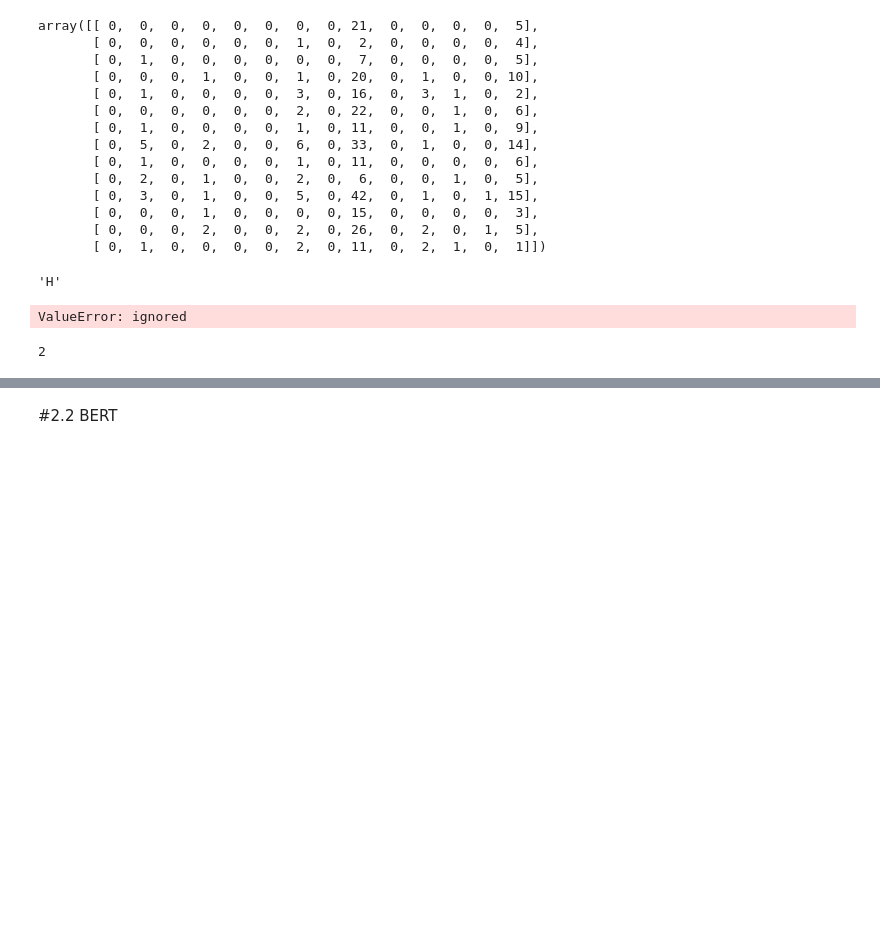
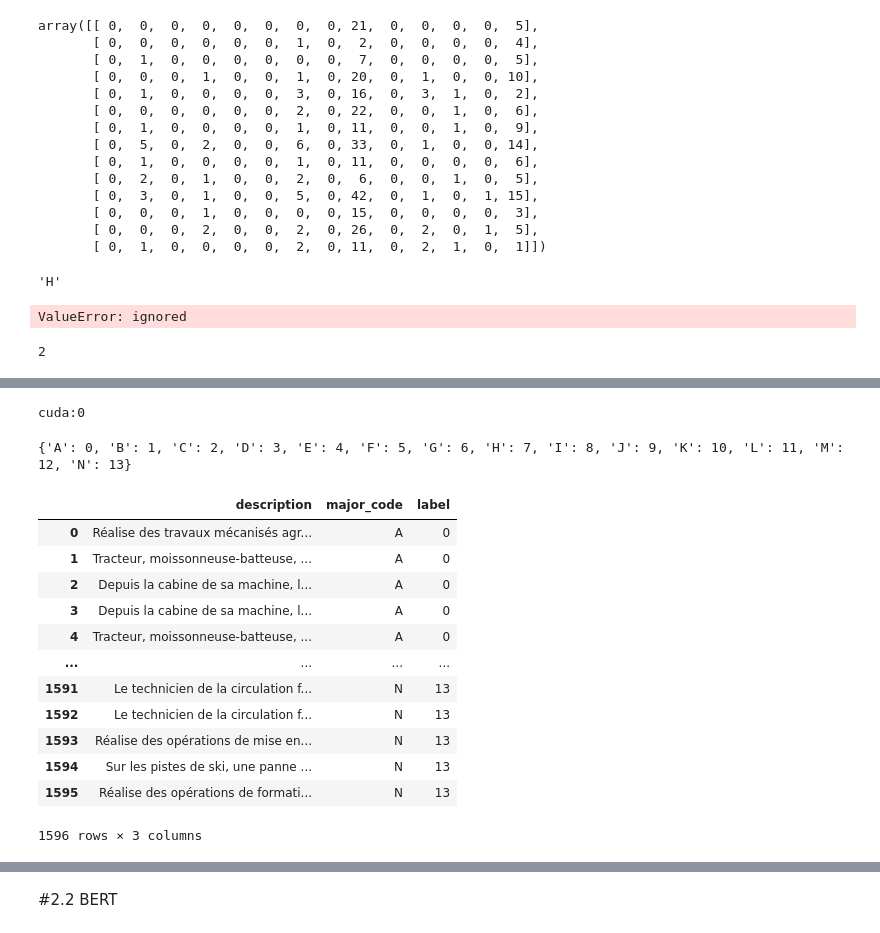
Before and after one commit to ARKEnsae/JobDomainPrediction_NLP, a Jupyter notebook: Prévision_catégorie_métier_ROME.ipynb, the cells around one changed output, grey strips where cells are left out. Saved outputs shown, nothing was run; the diff lists cells and outputs as text; code cells hidden in the pictures; blank space fills up the shorter version.

```diff
--- a/Prévision_catégorie_métier_ROME.ipynb
+++ b/Prévision_catégorie_métier_ROME.ipynb
@@ -436,0 +467,9 @@ class SequenceLabeller(nn.Module):
+# %%
+# we change the grades to 0-numbering
+tag_to_ix = {}
+i=0
+for code in data_lstm["major_code"].unique():
+  tag_to_ix[code]=i
+  i += 1
+print(tag_to_ix)
+data_lstm['major_code'] = data_lstm['major_code'].apply(lambda x: tag_to_ix[x])
@@ -779,0 +1428,33 @@ def show_eval(y_true, y_pred, lb_trained, clf):
+# %%
+device = torch.device('cuda:0' if torch.cuda.is_available() else 'cpu')
+print(device)
+# %% [output]
+cuda:0
+# %%
+data_bert = data.copy()[["description", "major_code"]]
+#data_bert = data_bert.rename(columns={"major_code": "label"})
+
+# we change the grades to 0-numbering
+tag_to_ix = {}
+i=0
+for code in data_bert["major_code"].unique():
+  tag_to_ix[code]=i
+  i += 1
+print(tag_to_ix)
+data_bert['label'] = data_bert.major_code.replace(tag_to_ix)
+data_bert
+# %% [output]
+{'A': 0, 'B': 1, 'C': 2, 'D': 3, 'E': 4, 'F': 5, 'G': 6, 'H': 7, 'I': 8, 'J': 9, 'K': 10, 'L': 11, 'M': 12, 'N': 13}
+|  | description | major_code | label |
+| 0 | Réalise des travaux mécanisés agr... | A | 0 |
+| 1 | Tracteur, moissonneuse-batteuse, ... | A | 0 |
+| 2 | Depuis la cabine de sa machine, l... | A | 0 |
+| 3 | Depuis la cabine de sa machine, l... | A | 0 |
+| 4 | Tracteur, moissonneuse-batteuse, ... | A | 0 |
+| ... | ... | ... | ... |
+| 1591 | Le technicien de la circulation f... | N | 13 |
+| 1592 | Le technicien de la circulation f... | N | 13 |
+| 1593 | Réalise des opérations de mise en... | N | 13 |
+| 1594 | Sur les pistes de ski, une panne ... | N | 13 |
+| 1595 | Réalise des opérations de formati... | N | 13 |
+1596 rows × 3 columns
```
Also changed, not shown: parts of 65 cells of this notebook.
